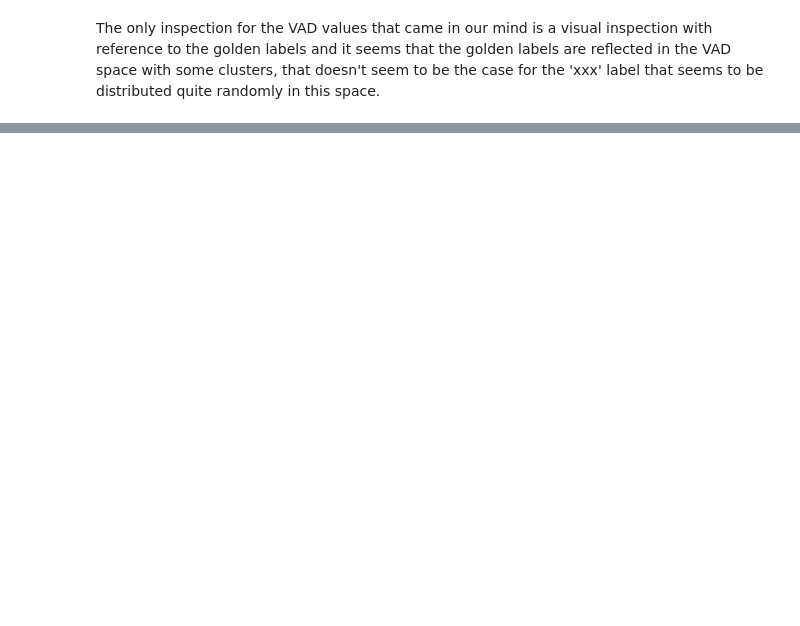
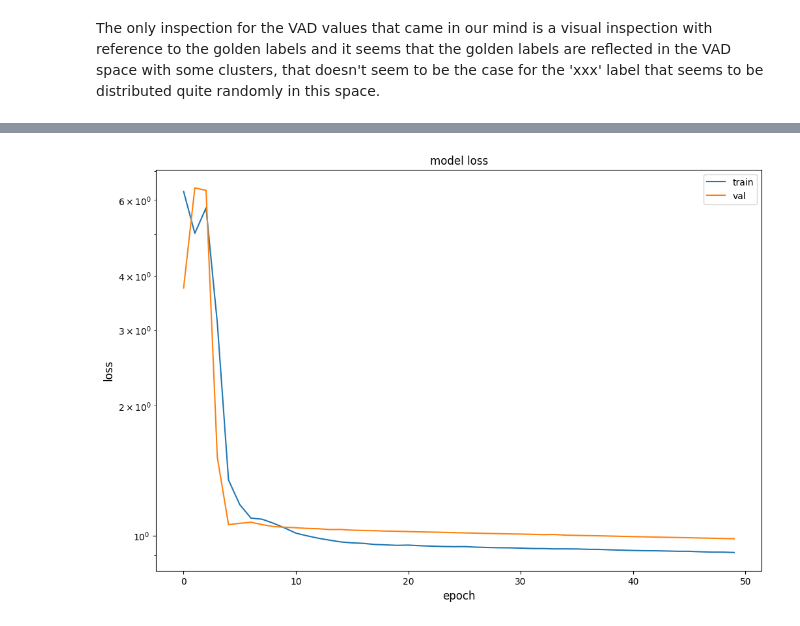
Before and after one commit to eskinderit/A-comparison-of-small-and-large-uni-multi-modal-language-models-for-sentiment-analysis-, a Jupyter notebook: IEMOCAP.ipynb, the cells around one changed output, grey strips where cells are left out. Drawn from its saved outputs; the diff is of its cells as text; code cells hidden in the pictures; blank space fills up the shorter version.

```diff
--- a/IEMOCAP.ipynb
+++ b/IEMOCAP.ipynb
@@ -161,0 +220,3 @@ df.head()
+# %%
+session_counts_df = conv_counts_df.groupby(['session_id'])['session_id'].count().rename('conv_counts').reset_index()
+session_counts_df
@@ -233,0 +676,13 @@ The only inspection for the VAD values that came in our mind is a visual inspect
+# %%
+cnn_path = os.path.join(models_folder, "CNN_on_Features_best_weights.h5")
+override_cnn_on_features = True
+if override_cnn_on_features:
+    loss = tf.keras.losses.CategoricalCrossentropy()
+    model.compile(optimizer="adam", loss=loss, metrics=["categorical_accuracy"])
+    callbacks = [
+            ModelCheckpoint(cnn_path, save_weights_only=True, monitor="val_loss"),
+            ReduceLROnPlateau(monitor='loss', factor=0.4, verbose=0, patience=2, min_lr=0.0000001)
+        ]
+    history=model.fit(X_train, y_train, batch_size=64, epochs=50, validation_data=(X_val, y_val), callbacks=callbacks)
+model = make_cnn_on_features(X_train.shape, deep_embedding_dim, state_dim)
+model.load_weights(cnn_path)
@@ -233,0 +707,20 @@ The only inspection for the VAD values that came in our mind is a visual inspect
+# %%
+if override_cnn_on_features:
+    metric = "loss"
+    plt.figure()
+    plt.plot(history.history[metric])
+    plt.plot(history.history["val_" + metric])
+    plt.title("model " + metric)
+    plt.ylabel(metric, fontsize="large")
+    plt.xlabel("epoch", fontsize="large")
+    plt.legend(["train", "val"], loc="best")
+    plt.yscale('log')
+    with open(os.path.join(models_folder, "CNN_on_Features_plot.pickle"), 'wb') as f:
+        fig = plt.gcf()
+        pickle.dump(fig, f)
+else:
+    with open(os.path.join(models_folder, "CNN_on_Features_plot.pickle"), 'rb') as f:
+        fig = pickle.load(f)
+fig.show()
+# %% [output]
+[figure, added]
```
Also changed, not shown: parts of 27 cells of this notebook.
